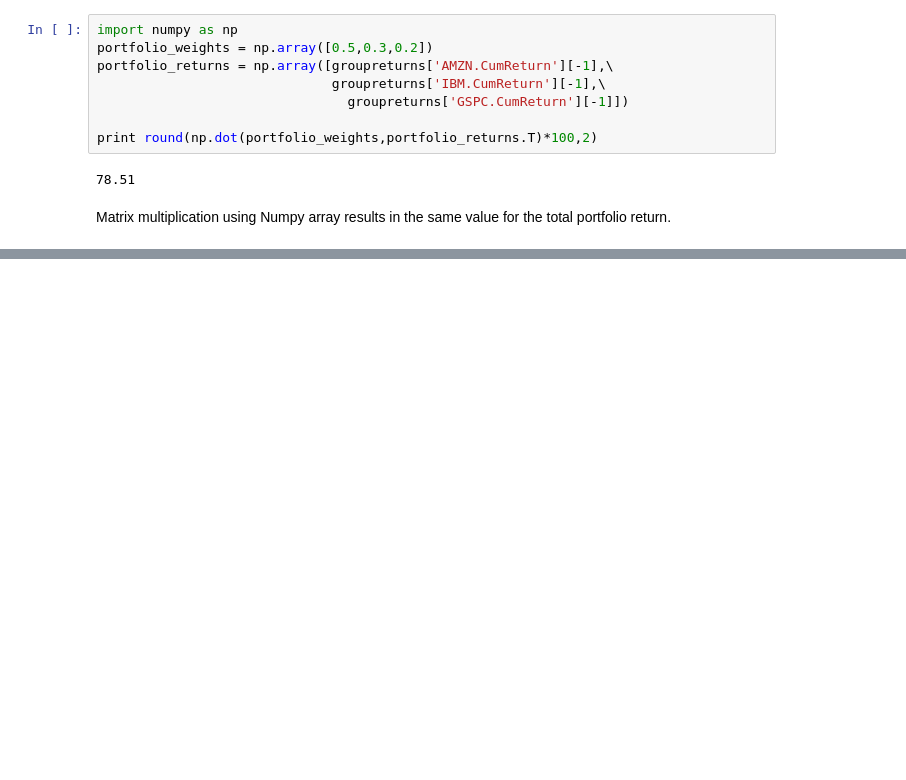
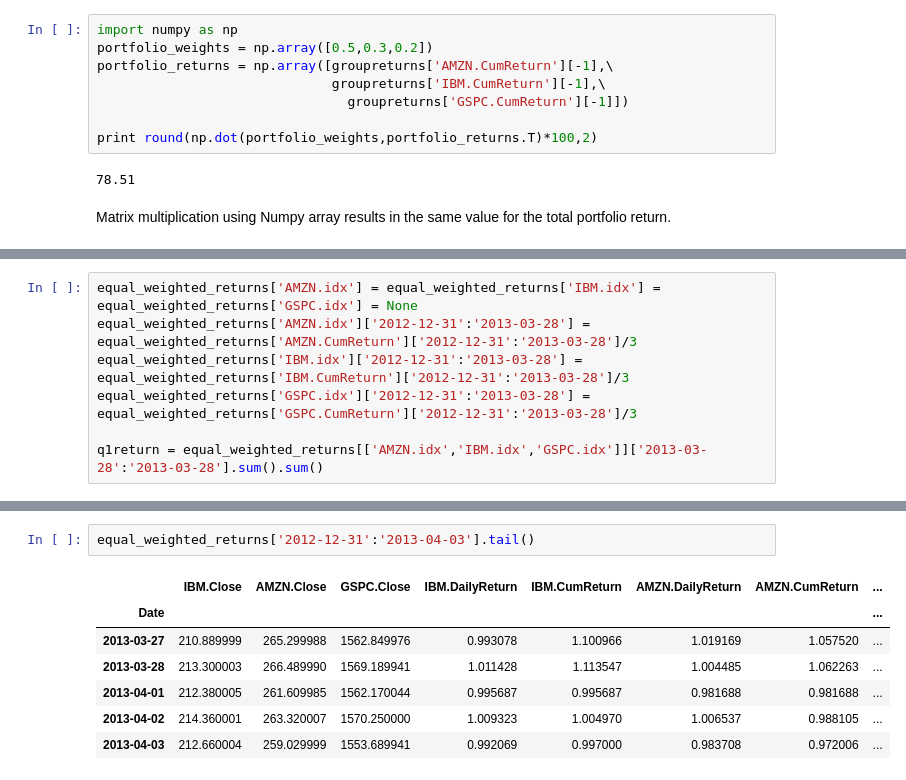
Before and after one commit to drastorguev/financethroughpython, a Jupyter notebook: AFDIFMUR-Ch3-Portfolio_Returns.ipynb, the cells around one changed output, grey strips where cells are left out. Saved outputs shown, nothing was run; the diff lists cells and outputs as text; blank space fills up the shorter version.

```diff
--- a/AFDIFMUR-Ch3-Portfolio_Returns.ipynb
+++ b/AFDIFMUR-Ch3-Portfolio_Returns.ipynb
@@ -55,0 +80,7 @@ Matrix multiplication using Numpy array results in the same value for the total
+# %%
+equal_weighted_returns['AMZN.idx'] = equal_weighted_returns['IBM.idx'] = equal_weighted_returns['GSPC.idx'] = None
+equal_weighted_returns['AMZN.idx']['2012-12-31':'2013-03-28'] = equal_weighted_returns['AMZN.CumReturn']['2012-12-31':'2013-03-28']/3
+equal_weighted_returns['IBM.idx']['2012-12-31':'2013-03-28'] = equal_weighted_returns['IBM.CumReturn']['2012-12-31':'2013-03-28']/3
+equal_weighted_returns['GSPC.idx']['2012-12-31':'2013-03-28'] = equal_weighted_returns['GSPC.CumReturn']['2012-12-31':'2013-03-28']/3
+
+q1return = equal_weighted_returns[['AMZN.idx','IBM.idx','GSPC.idx']]['2013-03-28':'2013-03-28'].sum().sum()
@@ -55,0 +100,10 @@ Matrix multiplication using Numpy array results in the same value for the total
+# %%
+equal_weighted_returns['2012-12-31':'2013-04-03'].tail()
+# %% [output]
+|  | IBM.Close | AMZN.Close | GSPC.Close | IBM.DailyReturn | IBM.CumReturn | AMZN.DailyReturn | AMZN.CumReturn | ... |
+| Date |  |  |  |  |  |  |  | ... |
+| 2013-03-27 | 210.889999 | 265.299988 | 1562.849976 | 0.993078 | 1.100966 | 1.019169 | 1.057520 | ... |
+| 2013-03-28 | 213.300003 | 266.489990 | 1569.189941 | 1.011428 | 1.113547 | 1.004485 | 1.062263 | ... |
+| 2013-04-01 | 212.380005 | 261.609985 | 1562.170044 | 0.995687 | 0.995687 | 0.981688 | 0.981688 | ... |
+| 2013-04-02 | 214.360001 | 263.320007 | 1570.250000 | 1.009323 | 1.004970 | 1.006537 | 0.988105 | ... |
+| 2013-04-03 | 212.660004 | 259.029999 | 1553.689941 | 0.992069 | 0.997000 | 0.983708 | 0.972006 | ... |
```
Also changed, not shown: parts of 11 cells of this notebook.
